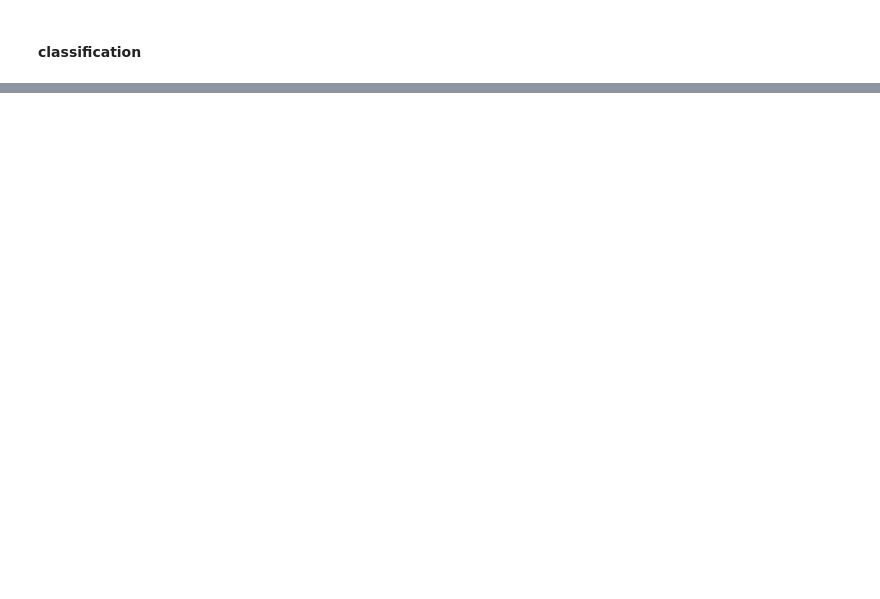
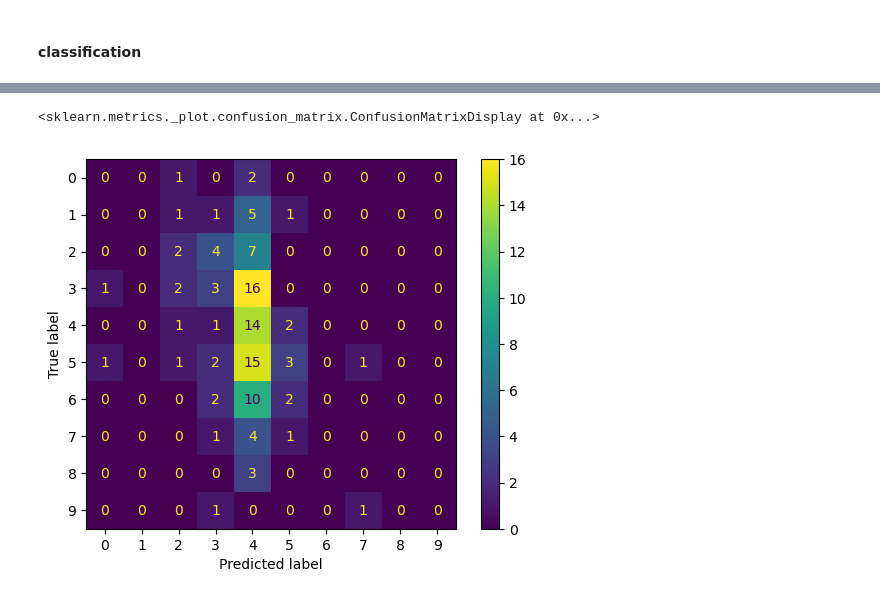
Before and after one commit to malinowska-julka/rybki, a Jupyter notebook: ptaki_regression.ipynb, the cells around one changed output, grey strips where cells are left out. Drawn from its saved outputs; the diff is of its cells as text; code cells hidden in the pictures; blank space fills up the shorter version.

Commit message:
new classification models added

```diff
--- a/ptaki_regression.ipynb
+++ b/ptaki_regression.ipynb
@@ -153,0 +159,14 @@ disp.plot()
+# %%
+from sklearn.linear_model import LogisticRegression
+
+logreg = LogisticRegression(C=1.0)
+logreg.fit(X_train, y_train)
+
+lgr_pred = logreg.predict(X_test)
+# %%
+confl = confusion_matrix(y_test, lgr_pred)
+disp = ConfusionMatrixDisplay(confusion_matrix=confl)
+disp.plot()
+# %% [output]
+<sklearn.metrics._plot.confusion_matrix.ConfusionMatrixDisplay at 0x...>
+[figure, added]
```
Also changed, not shown: parts of 17 cells of this notebook, 2 other files.
